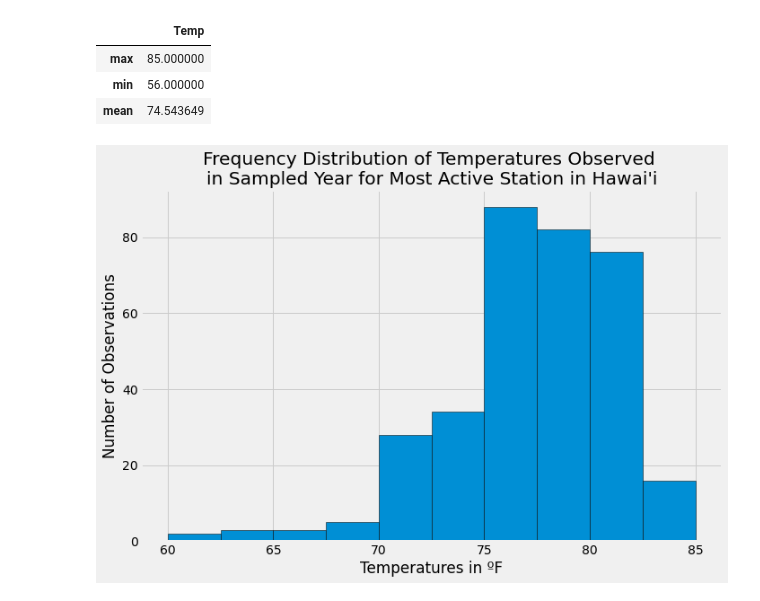
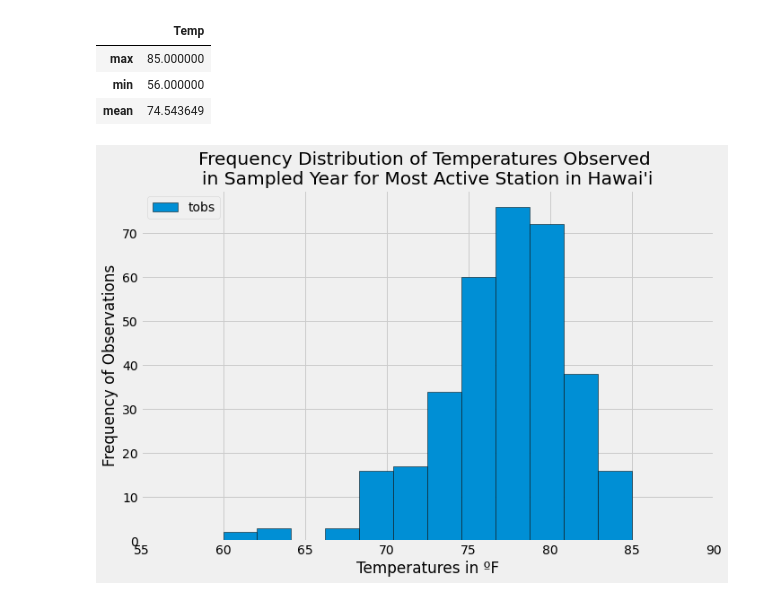
Before and after one commit to rromang/sqlalchemy-challenge, a Jupyter notebook: climate.ipynb, the cells around one changed output. Saved outputs shown, nothing was run; the diff lists cells and outputs as text; code cells hidden in the pictures.

Commit message:
changes to plot

```diff
--- a/climate.ipynb
+++ b/climate.ipynb
@@ -233,12 +233,14 @@ most_active_temp_year = [result[2] for result in results]
 # ic(most_active_temp_year)
 # %%
 plt.figure(figsize=(10,7))
-plt.hist(most_active_temp_year, bins=10, edgecolor='black')
+plt.hist(most_active_temp_year, bins=12, edgecolor='black')
 plt.xlabel("Temperatures in ºF")
-plt.ylabel("Number of Observations")
+plt.xlim([55,90])
+plt.ylabel("Frequency of Observations")
+plt.legend(['tobs'], loc='upper left')
 plt.title("Frequency Distribution of Temperatures Observed \nin Sampled Year for Most Active Station in Hawai'i")
 plt.tight_layout()
 
 plt.show()
 # %% [output]
-[figure, old version]
+[figure, new version]
```
Also changed, not shown: parts of 2 cells of this notebook.
